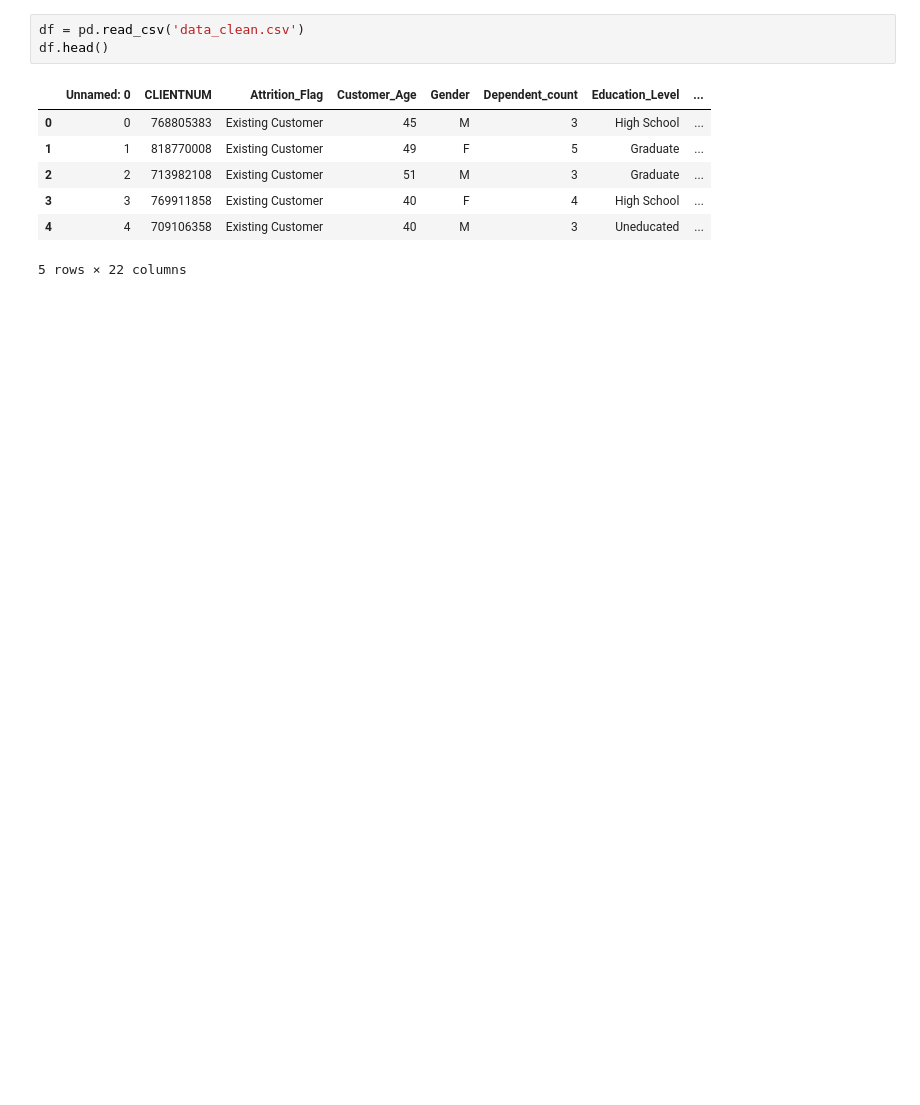
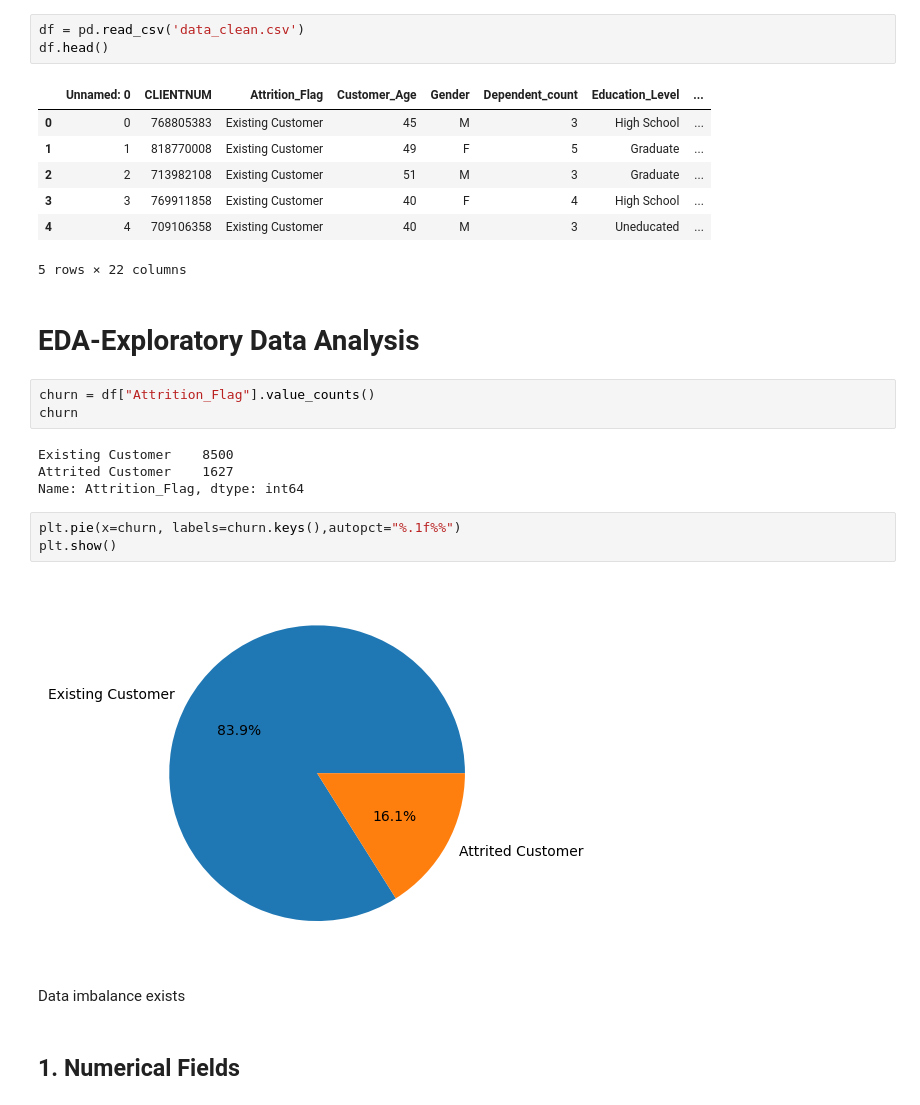
Before and after one commit to NalianLu/Norah_Portfolio, a Jupyter notebook: Project_1_Bank_Churners_Analysis_and_Prediction/2_EDA.ipynb, the cells around one changed output. Saved outputs shown, nothing was run; the diff lists cells and outputs as text; blank space fills up the shorter version.

```diff
--- a/Project_1_Bank_Churners_Analysis_and_Prediction/2_EDA.ipynb
+++ b/Project_1_Bank_Churners_Analysis_and_Prediction/2_EDA.ipynb
@@ -15,3 +21,21 @@ df.head()
 | 3 | 3 | 769911858 | Existing Customer | 40 | F | 4 | High School | ... |
 | 4 | 4 | 709106358 | Existing Customer | 40 | M | 3 | Uneducated | ... |
 5 rows × 22 columns
+# %% [markdown]
+# EDA-Exploratory Data Analysis
+# %%
+churn = df["Attrition_Flag"].value_counts()
+churn
+# %% [output]
+Existing Customer    8500
+Attrited Customer    1627
+Name: Attrition_Flag, dtype: int64
+# %%
+plt.pie(x=churn, labels=churn.keys(),autopct="%.1f%%")
+plt.show()
+# %% [output]
+[figure, added]
+# %% [markdown]
+Data imbalance exists
+# %% [markdown]
+## 1. Numerical Fields
```
Also changed, not shown: parts of 18 cells of this notebook.
